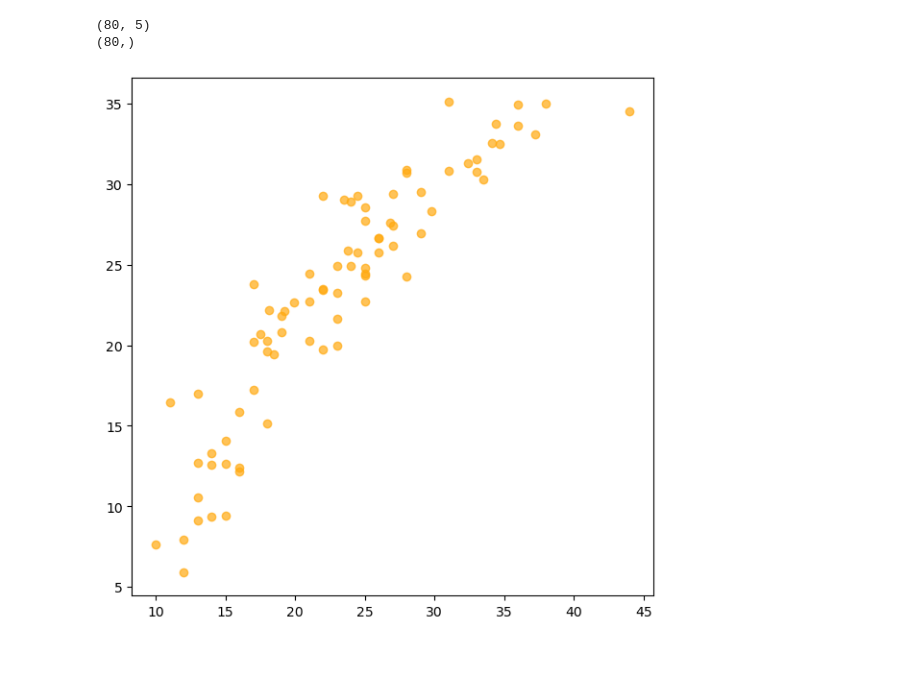
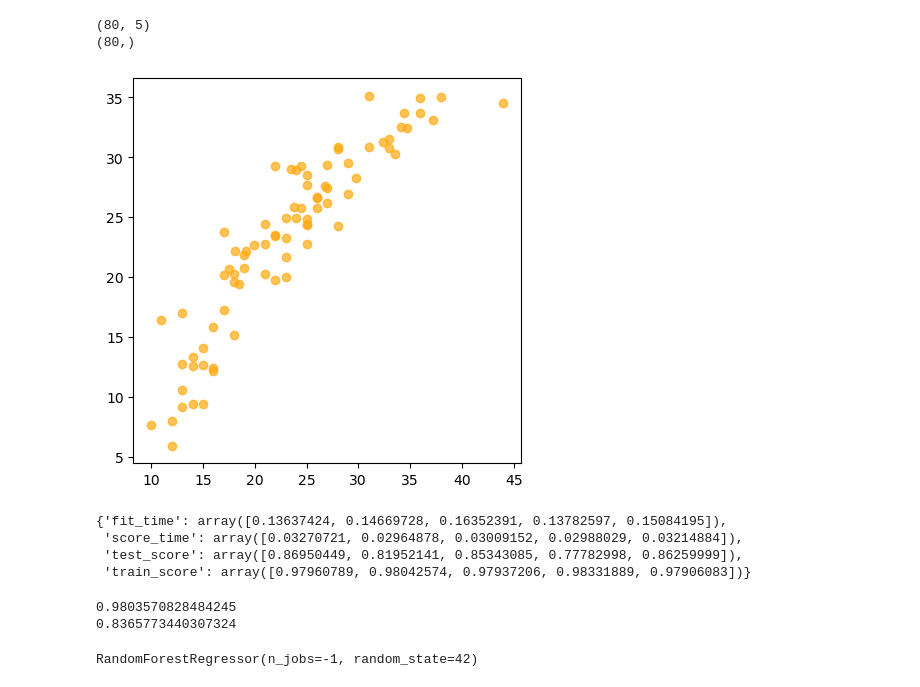
Before and after one commit to KIM-YONG-HA/PYTHON101, a Jupyter notebook: machineLearning/d250214_homework_auto_mpg.ipynb, the cells around one changed output. Cells and saved outputs as stored; diff of their text form; code cells hidden in the pictures; blank space fills up the shorter version.

```diff
--- a/machineLearning/d250214_homework_auto_mpg.ipynb
+++ b/machineLearning/d250214_homework_auto_mpg.ipynb
@@ -108,11 +108,11 @@ print(y_test.shape)
 # %%
 
 y_pred = lr.predict(X_test)
 
-plt.figure(figsize=(7, 7))
+plt.figure(figsize=(5, 5))
 plt.scatter(y_test, y_pred, label="예측값", color='#fa1', alpha=0.7)
 #plt.plot([y_test.min(), y_test.max()], [y_test.min(), y_test.max()], color='red')
 #plt.legend()
 plt.show()
 # %% [output]
-[figure, old version]
+[figure, new version]
@@ -118,0 +125,17 @@ plt.show()
+# %%
+scores
+# %% [output]
+{'fit_time': array([0.13637424, 0.14669728, 0.16352391, 0.13782597, 0.15084195]),
+ 'score_time': array([0.03270721, 0.02964878, 0.03009152, 0.02988029, 0.03214884]),
+ 'test_score': array([0.86950449, 0.81952141, 0.85343085, 0.77782998, 0.86259999]),
+ 'train_score': array([0.97960789, 0.98042574, 0.97937206, 0.98331889, 0.97906083])}
+# %%
+print(scores['train_score'].mean())
+print(scores['test_score'].mean())
+# %% [output]
+0.9803570828484245
+0.8365773440307324
+# %%
+rf.fit(X_train, y_train)
+# %% [output]
+RandomForestRegressor(n_jobs=-1, random_state=42)
```
Also changed, not shown: parts of 5 cells of this notebook.
